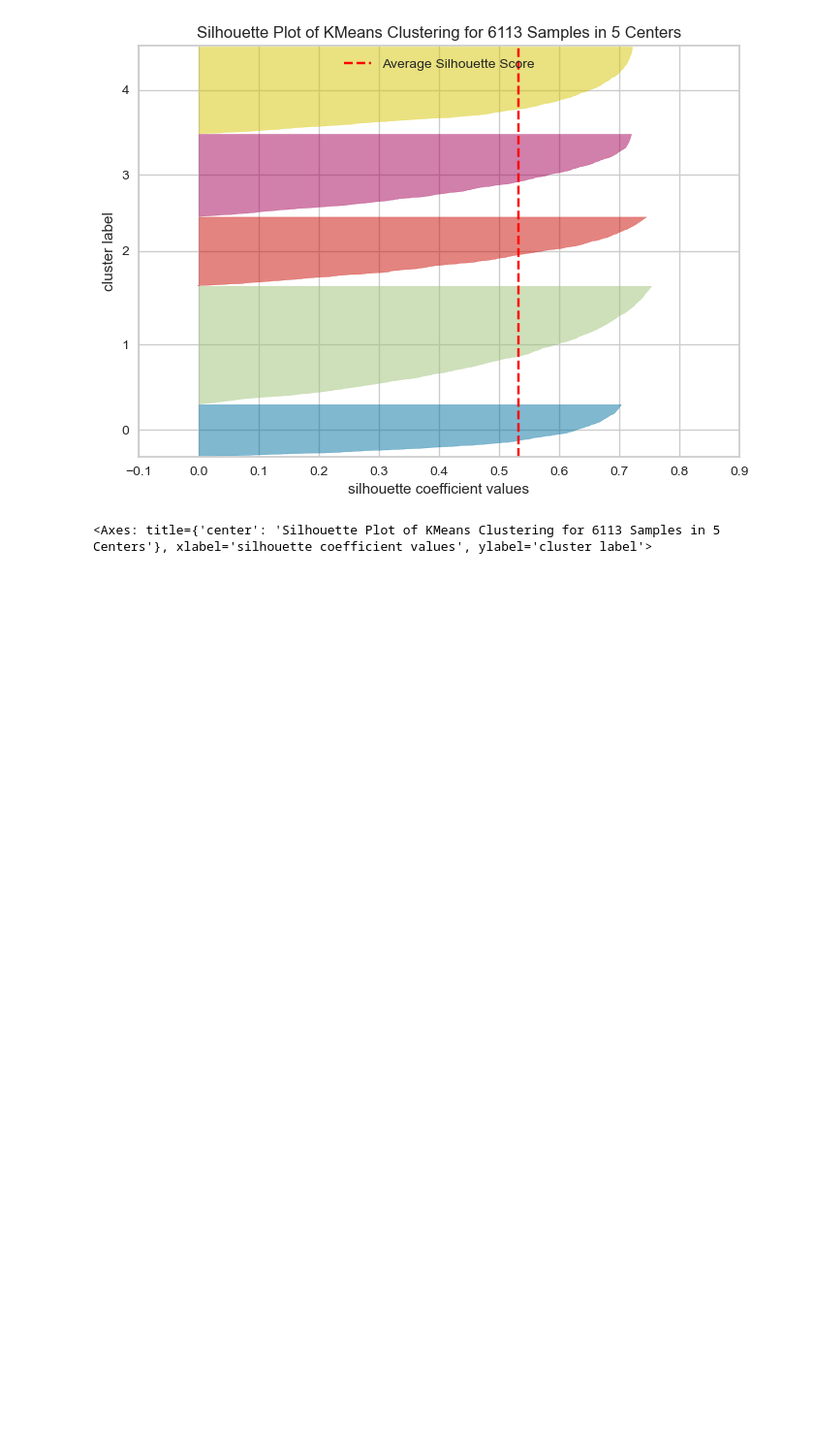
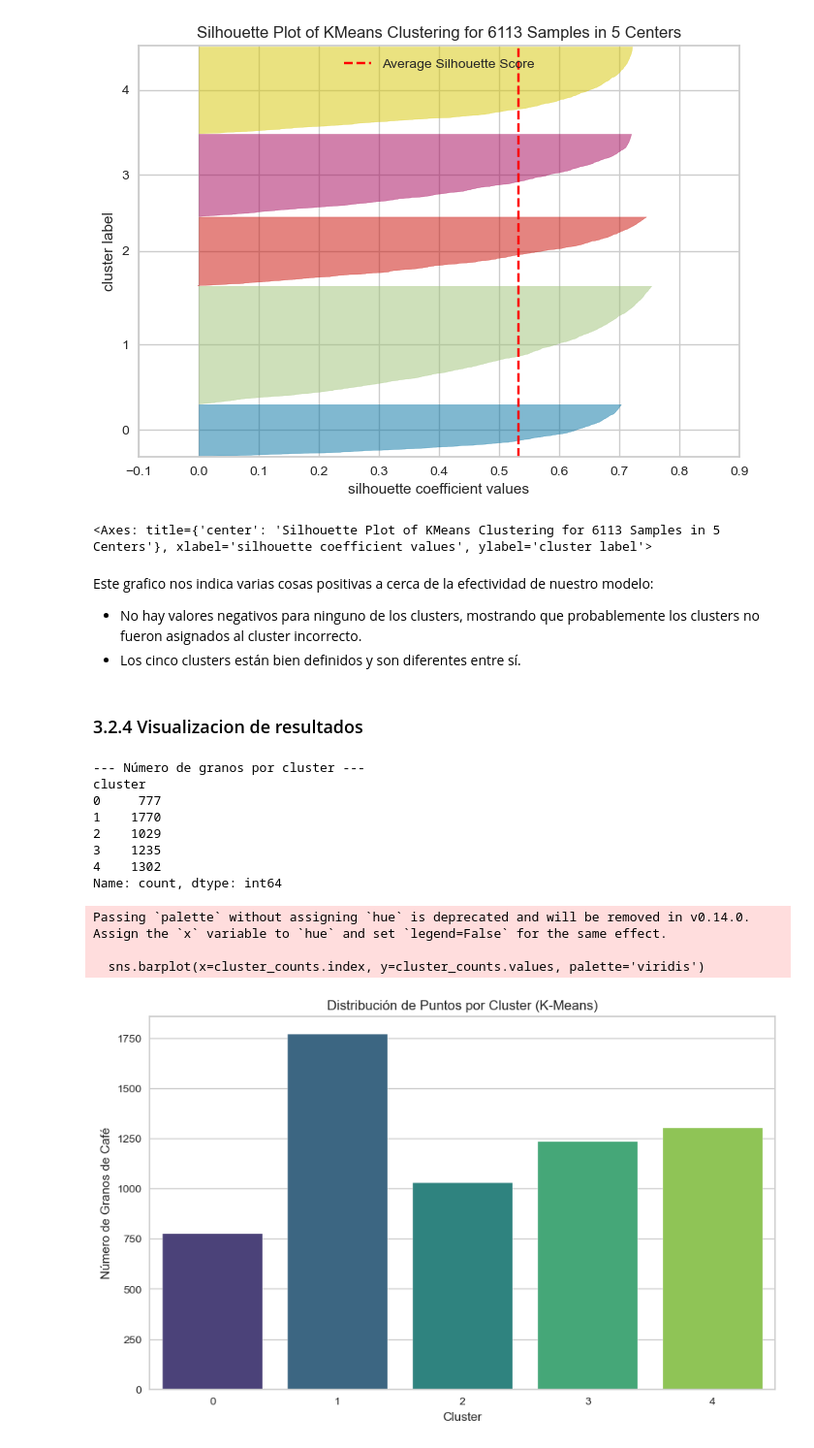
Before and after one commit to renegade93/business-intelligence-2025-2, a Jupyter notebook: laboratorio-2/Agrupacion_senecafe_alpes.ipynb, the cells around one changed output. Shown at 97% size. Drawn from its saved outputs; the diff is of its cells as text; code cells hidden in the pictures; blank space fills up the shorter version.

Commit message:
kmeans con validacion

```diff
--- a/laboratorio-2/Agrupacion_senecafe_alpes.ipynb
+++ b/laboratorio-2/Agrupacion_senecafe_alpes.ipynb
@@ -881,7 +881,7 @@ clusters = kmeans_final.fit_predict(df_processed)
 
 
 df_processed['cluster'] = clusters
-
+df_kmeans = df_processed.copy()
 print(f"\n--- Se encontraron {k_optimo} clusters. Primeras 5 filas con su cluster asignado: ---")
 print(df_processed.head())
 
@@ -968,3 +968,36 @@ visualizer.show()
 # %% [output]
 [figure]
 <Axes: title={'center': 'Silhouette Plot of KMeans Clustering for 6113 Samples in 5 Centers'}, xlabel='silhouette coefficient values', ylabel='cluster label'>
+# %% [markdown]
+Este grafico nos indica varias cosas positivas a cerca de la efectividad de nuestro modelo:
+
+- No hay valores negativos para ninguno de los clusters, mostrando que probablemente los clusters no fueron asignados al cluster incorrecto.
+- Los cinco clusters están bien definidos y son diferentes entre sí.
+# %% [markdown]
+### 3.2.4 Visualizacion de resultados
+# %%
+cluster_counts = df_kmeans['cluster'].value_counts().sort_index()
+
+print("--- Número de granos por cluster ---")
+print(cluster_counts)
+
+plt.figure(figsize=(10, 6))
+sns.barplot(x=cluster_counts.index, y=cluster_counts.values, palette='viridis')
+
+plt.title("Distribución de Puntos por Cluster (K-Means)")
+plt.xlabel("Cluster")
+plt.ylabel("Número de Granos de Café")
+plt.show()
+# %% [output]
+--- Número de granos por cluster ---
+cluster
+0     777
+1    1770
+2    1029
+3    1235
+4    1302
+Name: count, dtype: int64
+Passing `palette` without assigning `hue` is deprecated and will be removed in v0.14.0. Assign the `x` variable to `hue` and set `legend=False` for the same effect.
+
+  sns.barplot(x=cluster_counts.index, y=cluster_counts.values, palette='viridis')
+[figure, added]
```
